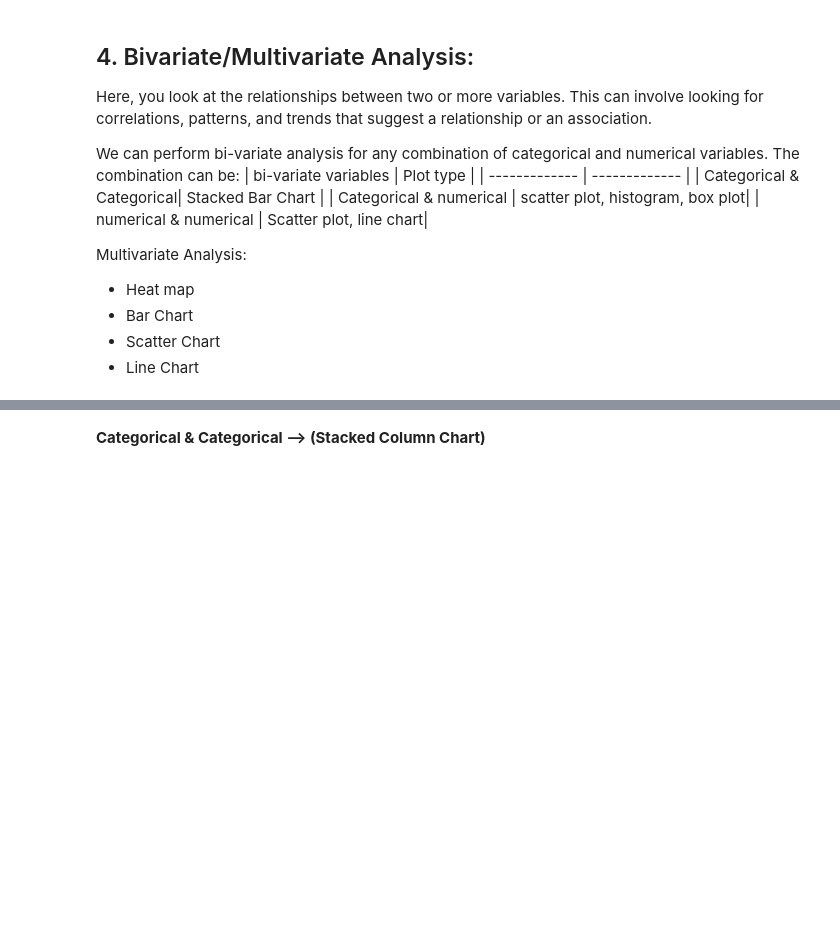
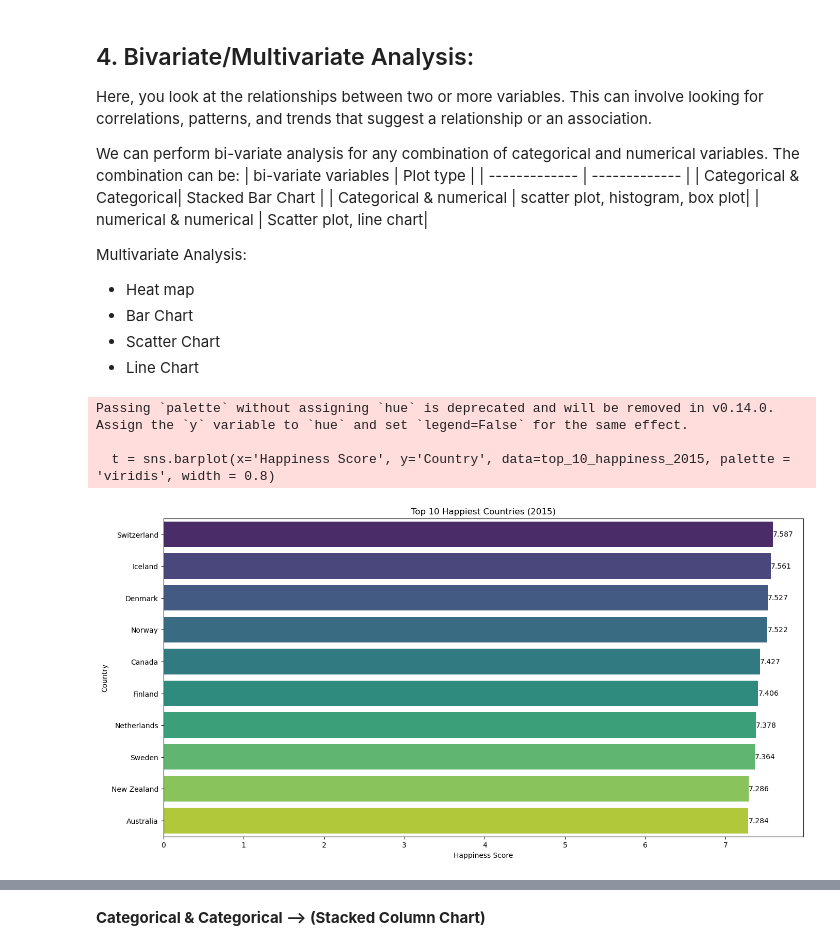
Before and after one commit to Abdullah-01/Usecase-2, a Jupyter notebook: EDA explain template.ipynb, the cells around one changed output, grey strips where cells are left out. Cells and saved outputs as stored; diff of their text form; code cells hidden in the pictures; blank space fills up the shorter version.

```diff
--- a/EDA explain template.ipynb
+++ b/EDA explain template.ipynb
@@ -428,0 +472,4 @@ Assess whether the data is appropriate and applicable for the intended analysis.
+# %%
+world_happiness_2015_df.drop(['Region','Standard Error'],axis=1 , inplace=True)
+
+world_happiness_2015_df
@@ -558,0 +659,4 @@ dtype: int64
+# %%
+world_happiness_2015_df["Year"] = 2015
+world_happiness_2016_df["Year"] = 2016
+world_happiness_2017_df["Year"] = 2017
@@ -866,0 +1076,16 @@ Multivariate Analysis:
+# %%
+# Top 10 happiness countries for 2015
+
+top_10_happiness_2015 = world_happiness_2015_df.sort_values(by="Happiness Score", ascending=False).head(10)
+
+plt.figure(figsize=(16,8))
+plt.title('Top 10 Happiest Countries (2015)')
+t = sns.barplot(x='Happiness Score', y='Country', data=top_10_happiness_2015, palette = 'viridis', width = 0.8)
+for container in t.containers:
+    t.bar_label(container)
+plt.show()
+# %% [output]
+Passing `palette` without assigning `hue` is deprecated and will be removed in v0.14.0. Assign the `y` variable to `hue` and set `legend=False` for the same effect.
+
+  t = sns.barplot(x='Happiness Score', y='Country', data=top_10_happiness_2015, palette = 'viridis', width = 0.8)
+[figure, added]
```
Also changed, not shown: parts of 60 cells of this notebook.
